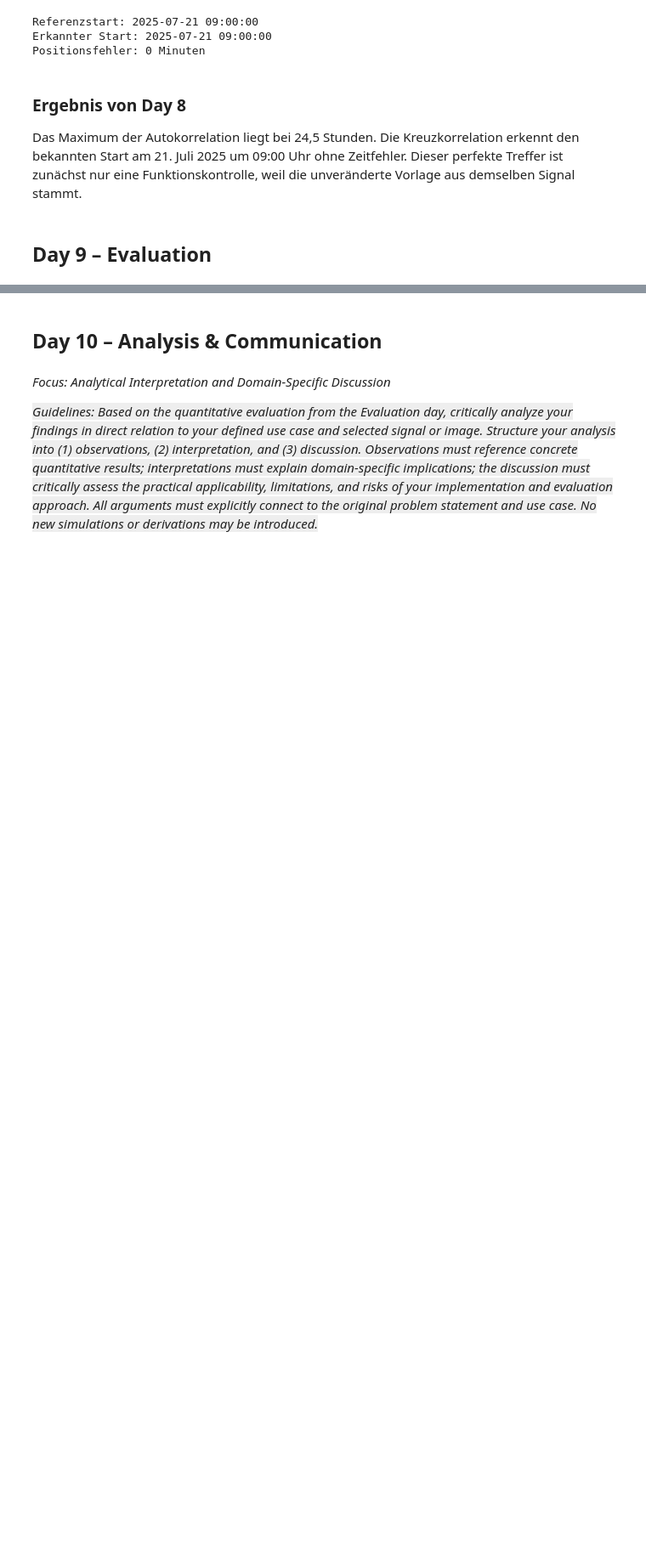
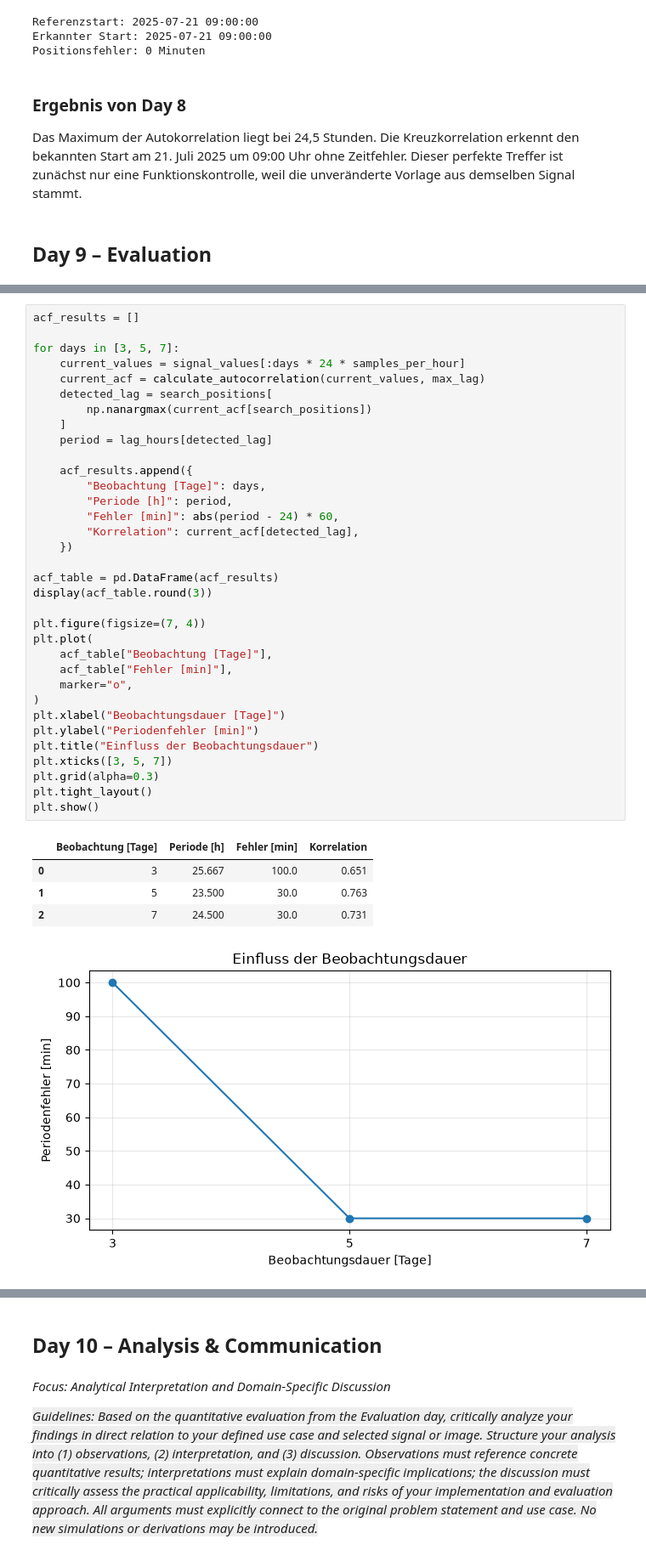
Before and after one commit to Haris-1-1/gbsv, a Jupyter notebook: gbsv_mc1/notebooks/02_correlation.ipynb, the cells around one changed output, grey strips where cells are left out. Shown at 85% size. Drawn from its saved outputs; the diff is of its cells as text; blank space fills up the shorter version.

```diff
--- a/gbsv_mc1/notebooks/02_correlation.ipynb
+++ b/gbsv_mc1/notebooks/02_correlation.ipynb
@@ -331,0 +270,40 @@ Example for Sampling Rate Variation:
+# %%
+acf_results = []
+
+for days in [3, 5, 7]:
+    current_values = signal_values[:days * 24 * samples_per_hour]
+    current_acf = calculate_autocorrelation(current_values, max_lag)
+    detected_lag = search_positions[
+        np.nanargmax(current_acf[search_positions])
+    ]
+    period = lag_hours[detected_lag]
+
+    acf_results.append({
+        "Beobachtung [Tage]": days,
+        "Periode [h]": period,
+        "Fehler [min]": abs(period - 24) * 60,
+        "Korrelation": current_acf[detected_lag],
+    })
+
+acf_table = pd.DataFrame(acf_results)
+display(acf_table.round(3))
+
+plt.figure(figsize=(7, 4))
+plt.plot(
+    acf_table["Beobachtung [Tage]"],
+    acf_table["Fehler [min]"],
+    marker="o",
+)
+plt.xlabel("Beobachtungsdauer [Tage]")
+plt.ylabel("Periodenfehler [min]")
+plt.title("Einfluss der Beobachtungsdauer")
+plt.xticks([3, 5, 7])
+plt.grid(alpha=0.3)
+plt.tight_layout()
+plt.show()
+# %% [output]
+|  | Beobachtung [Tage] | Periode [h] | Fehler [min] | Korrelation |
+| 0 | 3 | 25.667 | 100.0 | 0.651 |
+| 1 | 5 | 23.500 | 30.0 | 0.763 |
+| 2 | 7 | 24.500 | 30.0 | 0.731 |
+[figure, added]
```
Also changed, not shown: parts of 11 cells of this notebook.
